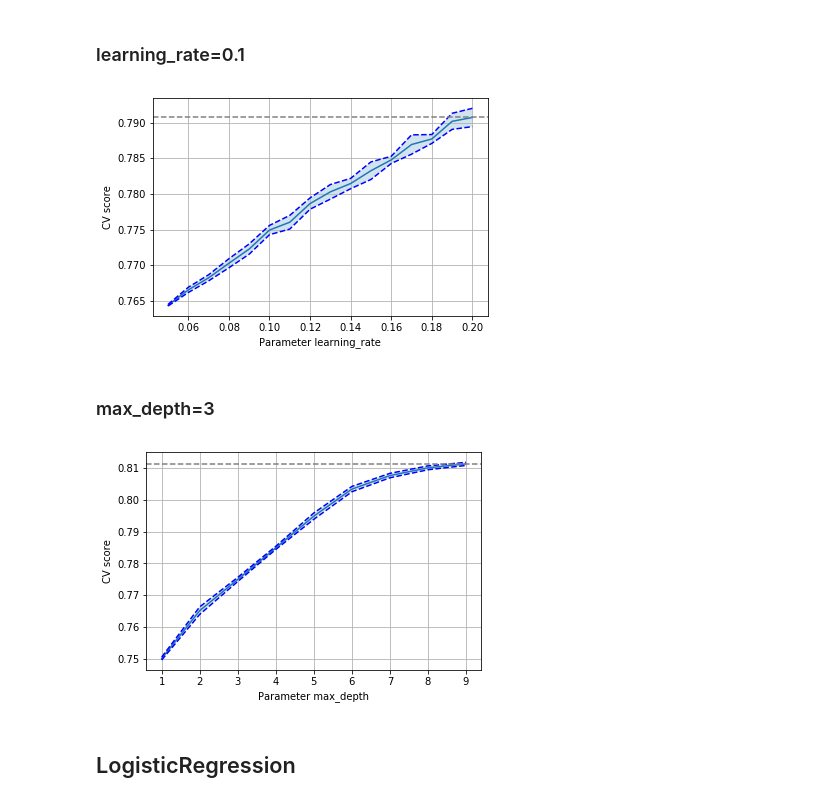
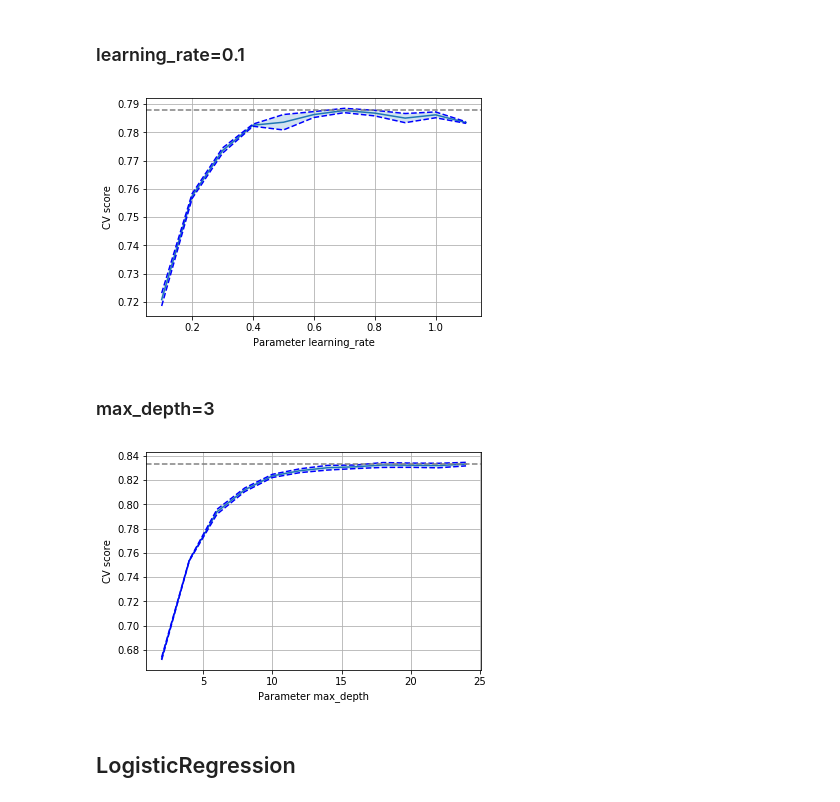
Before and after one commit to dsiervo/TFM, a Jupyter notebook: TFM/parameter_optimization.ipynb, the cells around one changed output. Drawn from its saved outputs; the diff is of its cells as text; code cells hidden in the pictures.

```diff
--- a/TFM/parameter_optimization.ipynb
+++ b/TFM/parameter_optimization.ipynb
@@ -18,9 +18,9 @@ warnings.filterwarnings('ignore')
 %matplotlib inline
 plt.rcParams['figure.figsize'] = 15, 8
 
-path = "/home/daniel/Data/arrays/X1.txt"
+path = "/home/daniel/Data/arrays/X_CMN.txt"
 X = np.loadtxt(path)
 print(X.shape)
 # separando datos en datos de entrenamiento y datos de testeo (0.25)
-X_train, X_test, y_train, y_test = train_test_split(X[:,:-1],X[:,-1])
+X_train, X_test, y_train, y_test = train_test_split(X[:,:-1],X[:,-1], train_size=0.4)
 # %% [output]
@@ -178,15 +176,15 @@ find_parameters(XGBClassifier(), "n_estimators", range(380,500))
 # %% [markdown]
 ### learning_rate=0.1
 # %%
-find_parameters(XGBClassifier(), "learning_rate", np.arange(0.1,3.0,0.1))
+find_parameters(XGBClassifier(), "learning_rate", np.arange(0.1,1.2,0.1))
 # %% [output]
-[figure, old version]
+[figure, new version]
 # %% [markdown]
 ### max_depth=3
 # %%
-find_parameters(XGBClassifier(), "max_depth", range(1,20))
+find_parameters(XGBClassifier(), "max_depth", range(2,25,2))
 # %% [output]
-[figure, old version]
+[figure, new version]
 # %% [markdown]
 ##  LogisticRegression
 # %% [markdown]
```
Also changed, not shown: parts of 20 cells of this notebook, 3 other files.
